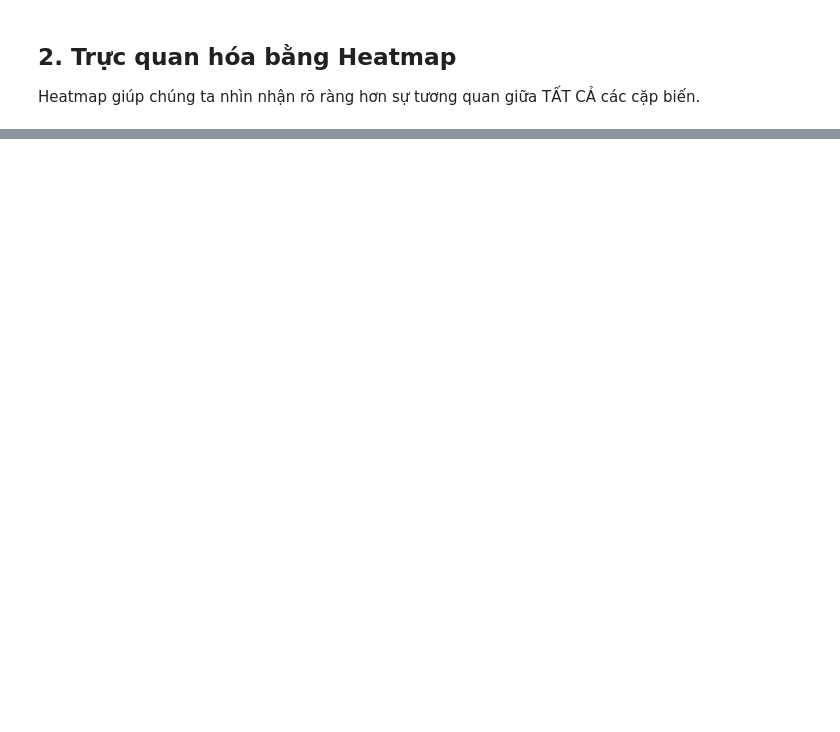
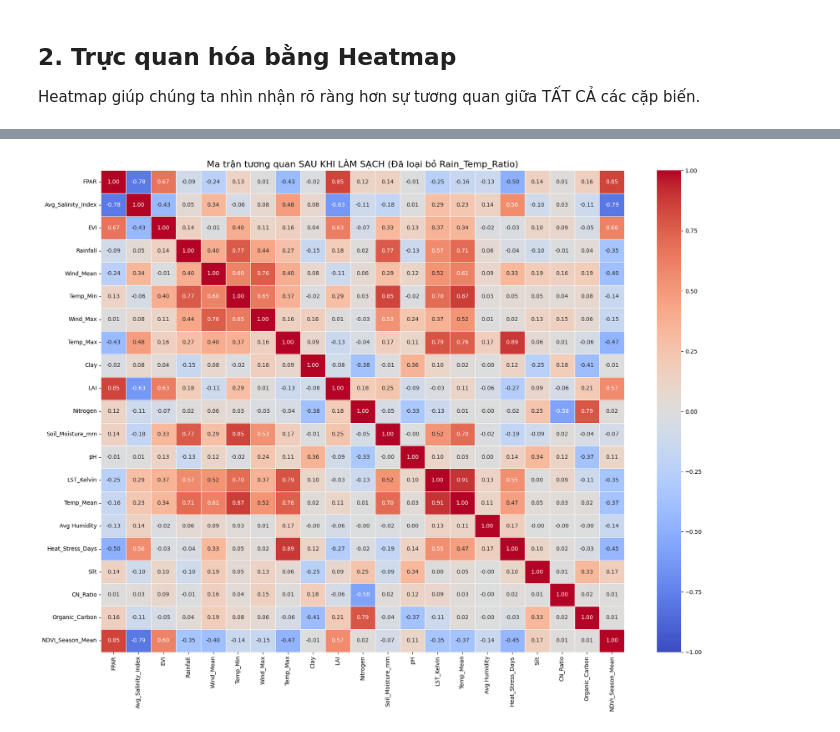
Before and after one commit to AKANEMO22/ADY201m---SU26, a Jupyter notebook: Data Preprocess + Train model/Data_Preprocessing_Correlation.ipynb, the cells around one changed output, grey strips where cells are left out. Cells and saved outputs as stored; diff of their text form; code cells hidden in the pictures; blank space fills up the shorter version.

```diff
--- a/Data Preprocess + Train model/Data_Preprocessing_Correlation.ipynb
+++ b/Data Preprocess + Train model/Data_Preprocessing_Correlation.ipynb
@@ -67,0 +158,9 @@ Dựa vào biểu đồ và các hệ số tương quan với `NDVI_Season_Mean`
+# %%
+if 'Rain_Temp_Ratio' in df.columns:
+    df.drop(columns=['Rain_Temp_Ratio'], inplace=True)
+    print("Đã xóa thành công cột 'Rain_Temp_Ratio'.")
+else:
+    print("Cột 'Rain_Temp_Ratio' đã được xóa từ trước.")
+print("\nSố lượng cột còn lại:", len(df.columns))
+print("\nDanh sách cột hiện tại:")
+print(df.columns.tolist())
@@ -67,0 +177,15 @@ Dựa vào biểu đồ và các hệ số tương quan với `NDVI_Season_Mean`
+# %%
+# Lọc lại dữ liệu dạng số từ df hiện tại
+numeric_df_clean = df.select_dtypes(include=[np.number])
+
+# Tính toán lại ma trận tương quan
+corr_matrix_clean = numeric_df_clean.corr()
+
+# Trực quan hóa Heatmap mới
+plt.figure(figsize=(18, 14))
+sns.heatmap(corr_matrix_clean, annot=True, fmt='.2f', cmap='coolwarm', vmin=-1, vmax=1, center=0, linewidths=0.5)
+plt.title('Ma trận tương quan SAU KHI LÀM SẠCH (Đã loại bỏ Rain_Temp_Ratio)', fontsize=16)
+plt.tight_layout()
+plt.show()
+# %% [output]
+[figure, added]
```
Also changed, not shown: parts of 54 cells of this notebook.
